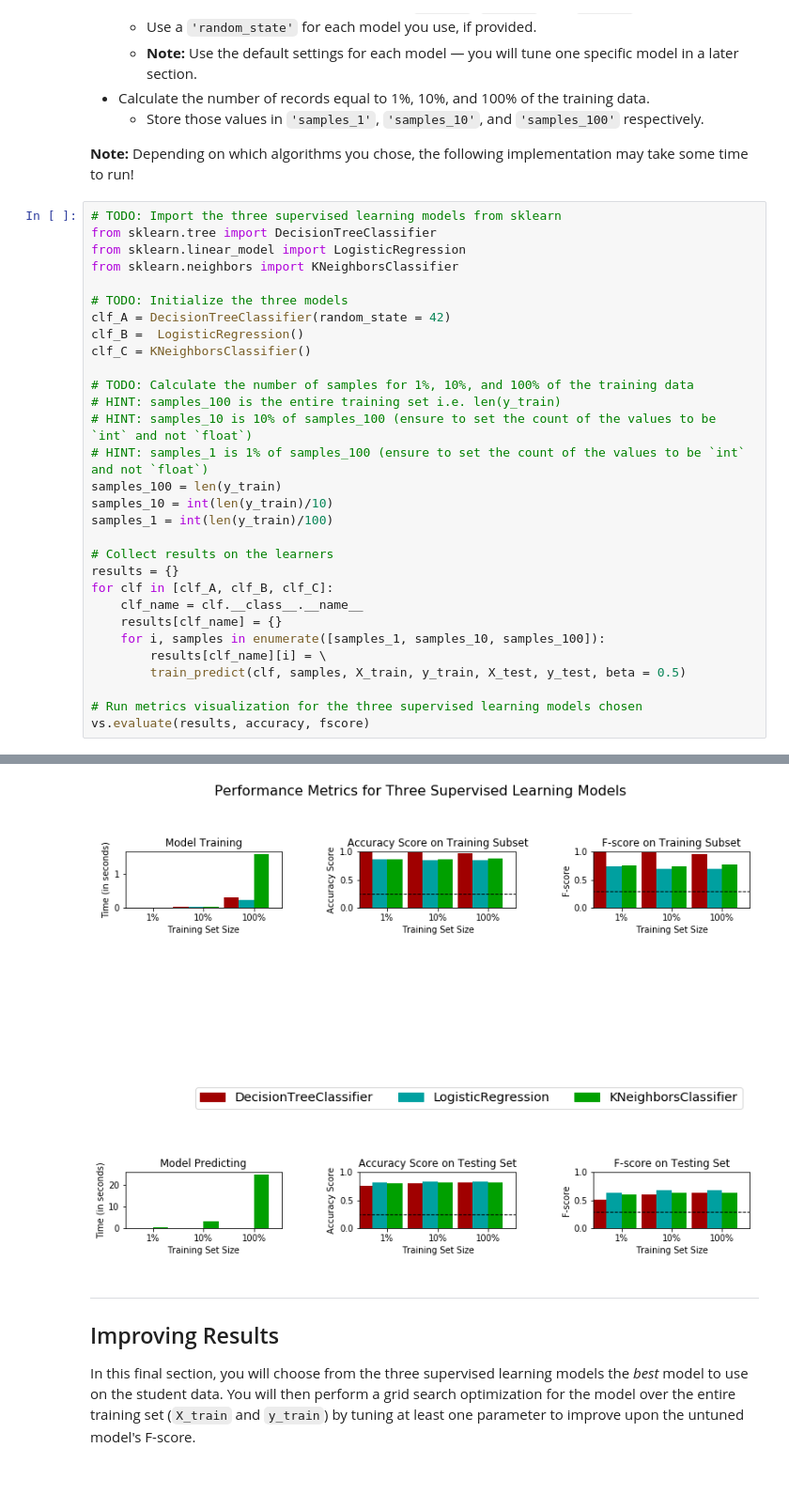
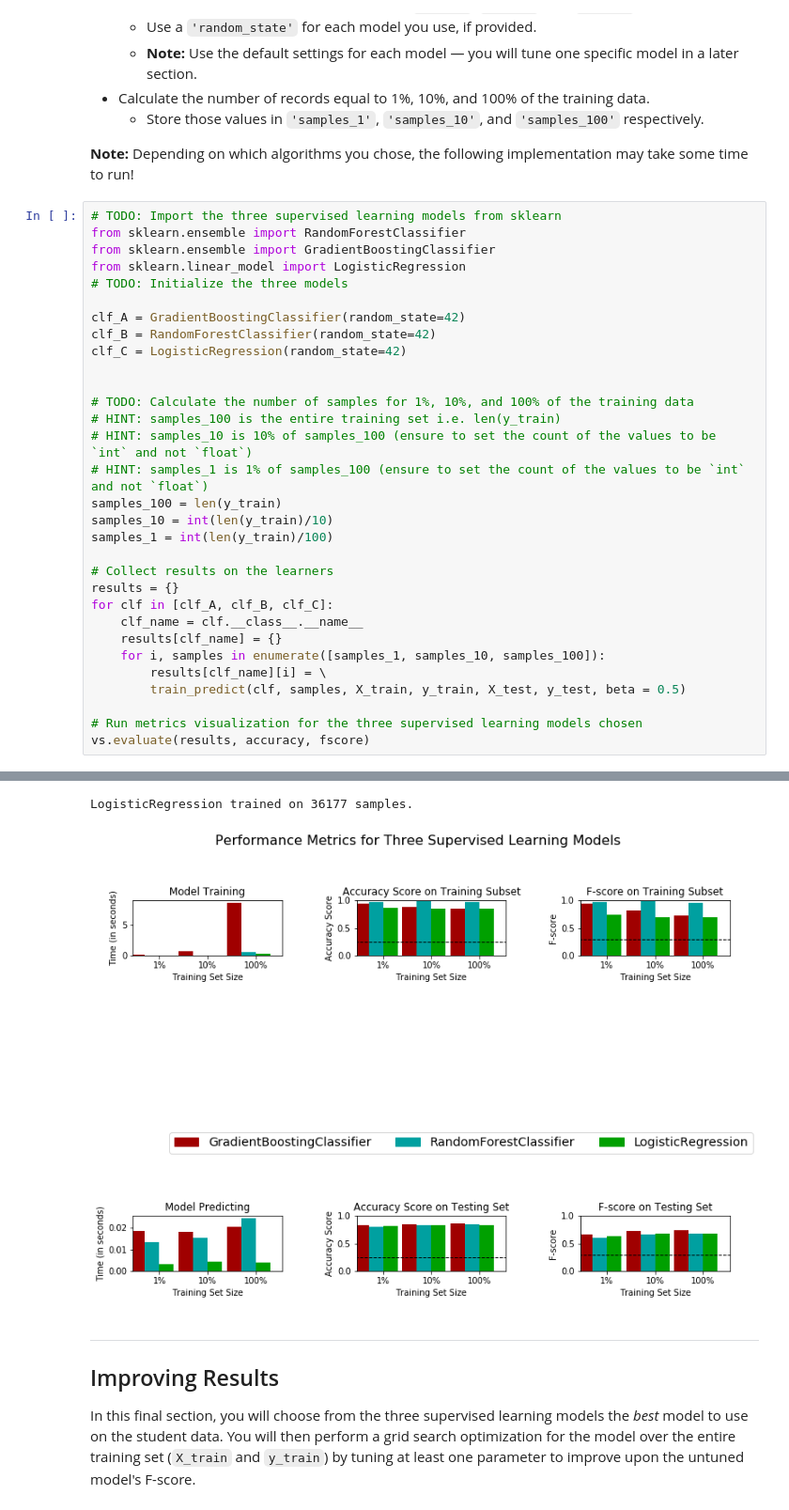
Before and after one commit to khalidbouziane/p1_charityML, a Jupyter notebook: finding_donors/finding_donors.ipynb, the cells around one changed output, grey strips where cells are left out. Shown at 94% size. Saved outputs shown, nothing was run; the diff lists cells and outputs as text; blank space fills up the shorter version.

Commit message:
initial commit

```diff
--- a/finding_donors/finding_donors.ipynb
+++ b/finding_donors/finding_donors.ipynb
@@ -433,14 +380,15 @@ In the code cell, you will need to implement the following:
 **Note:** Depending on which algorithms you chose, the following implementation may take some time to run!
 # %%
 # TODO: Import the three supervised learning models from sklearn
-from sklearn.tree import DecisionTreeClassifier
+from sklearn.ensemble import RandomForestClassifier
+from sklearn.ensemble import GradientBoostingClassifier
 from sklearn.linear_model import LogisticRegression
-from sklearn.neighbors import KNeighborsClassifier
+# TODO: Initialize the three models
 
-# TODO: Initialize the three models
-clf_A = DecisionTreeClassifier(random_state = 42)
-clf_B =  LogisticRegression()
-clf_C = KNeighborsClassifier()
+clf_A = GradientBoostingClassifier(random_state=42)
+clf_B = RandomForestClassifier(random_state=42)
+clf_C = LogisticRegression(random_state=42)
+
 
 # TODO: Calculate the number of samples for 1%, 10%, and 100% of the training data
 # HINT: samples_100 is the entire training set i.e. len(y_train)
@@ -474,4 +421,5 @@ KNeighborsClassifier trained on 36177 samples.
+LogisticRegression trained on 36177 samples.
-[figure, old version]
+[figure, new version]
 # %% [markdown]
 ----
 ## Improving Results
```
Also changed, not shown: parts of 21 cells of this notebook, 1 other file.
